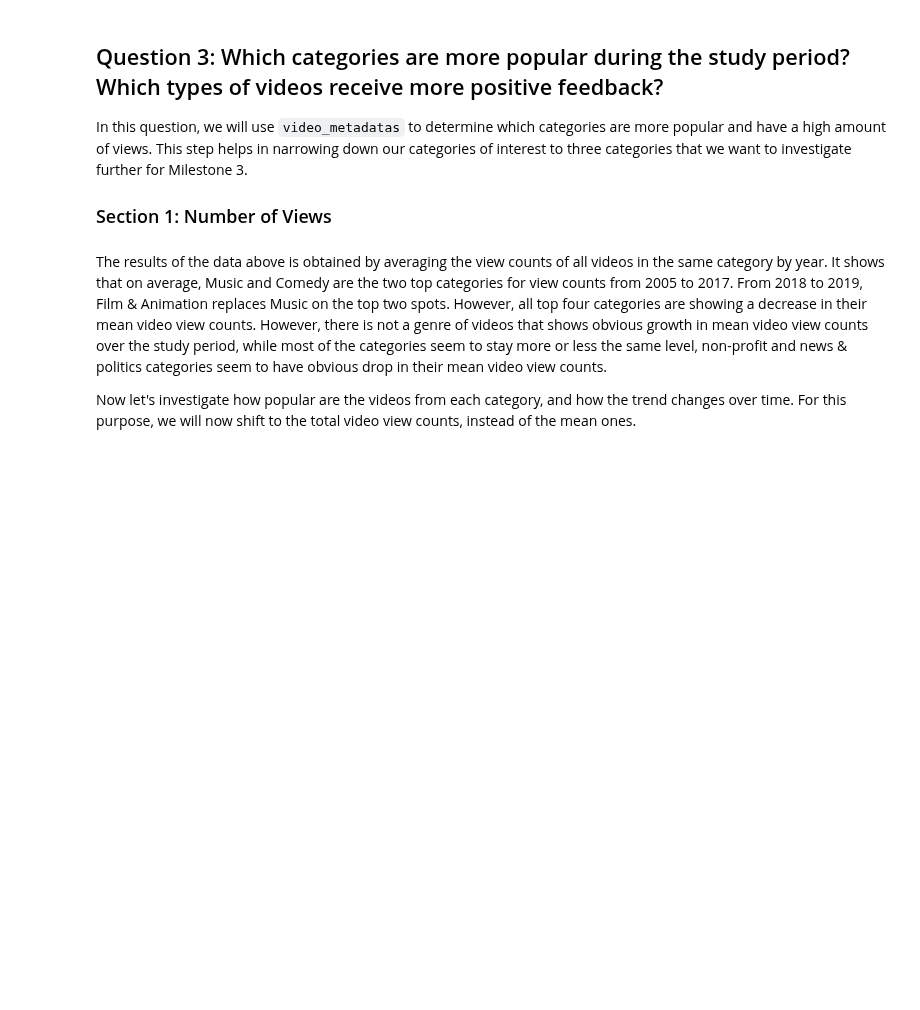
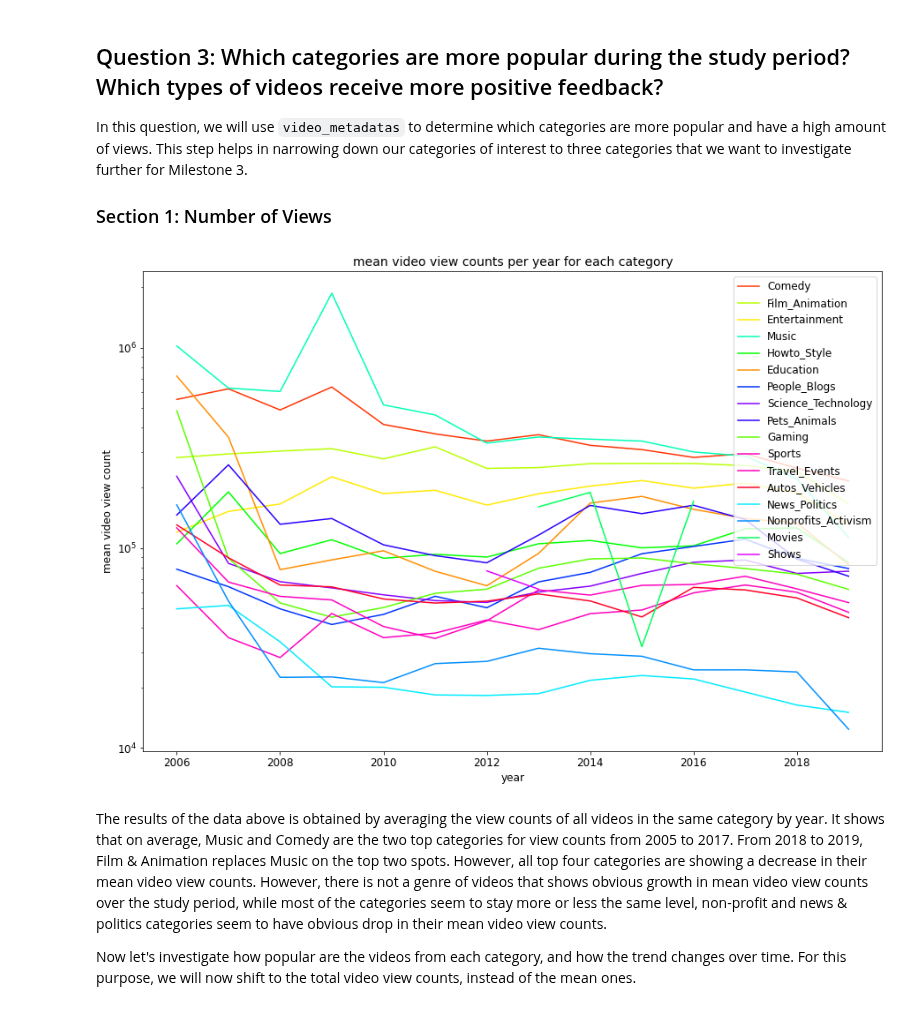
Before and after one commit to epfl-ada/ada-2022-project-adaptation, a Jupyter notebook: MS2_Analysis.ipynb, the cells around one changed output. Drawn from its saved outputs; the diff is of its cells as text; code cells hidden in the pictures; blank space fills up the shorter version.

Commit message:
adapt color for each graph

```diff
--- a/MS2_Analysis.ipynb
+++ b/MS2_Analysis.ipynb
@@ -335,13 +348,11 @@ videos_with_cat.categories.replace("", np.nan, inplace=True)
 videos_with_cat.dropna(subset=["categories"], inplace=True)
 # %%
 # Average view counts for videos from each category across time
-mean_views = (
+mean_views_groupby = (
     videos_with_cat.dropna(axis=0).groupby(["categories", "yearNumber"]).mean()
 )
-mean_views = mean_views.view_count.unstack().reset_index()
-mean_views.columns.name = None
-mean_views = mean_views.sort_values(
+mean_views_groupby = mean_views_groupby.view_count.unstack().reset_index()
+mean_views_groupby.columns.name = None
+mean_views = mean_views_groupby.sort_values(
     by=2019, ascending=False, ignore_index=True
 )
-
-print(mean_views.head())
@@ -356,20 +361,23 @@ ax.set_prop_cycle(color=[cm(1.*videos_with_cat.categories.indexof(c)/NUM_COLORS)
 # %%
 plt.rcParams["figure.figsize"] = (15, 10)
 for i in np.arange(mean_views.shape[0]):
     plt.plot(
         mean_views.loc[
             i,
         ][2:],
         label=mean_views.loc[i,][
             0:1
         ][0],
+        color=cm(1.*mean_views_groupby[mean_views_groupby.categories==mean_views.loc[i,][0:1][0]].index/NUM_COLORS)
     )
 plt.semilogy()
 plt.legend(loc="upper right")
 plt.xlabel("year")
 plt.ylabel("mean video view count")
 plt.title("mean video view counts per year for each category")
 plt.show()
+# %% [output]
+[figure, added]
 # %% [markdown]
 The results of the data above is obtained by averaging the view counts of all videos in the same category by year. It shows that on average, Music and Comedy are the two top categories for view counts from 2005 to 2017. From 2018 to 2019, Film & Animation replaces Music on the top two spots. However, all top four categories are showing a decrease in their mean video view counts. However, there is not a genre of videos that shows obvious growth in mean video view counts over the study period, while most of the categories seem to stay more or less the same level, non-profit and news & politics categories seem to have obvious drop in their mean video view counts.
 
```
Also changed, not shown: parts of 14 cells of this notebook.
